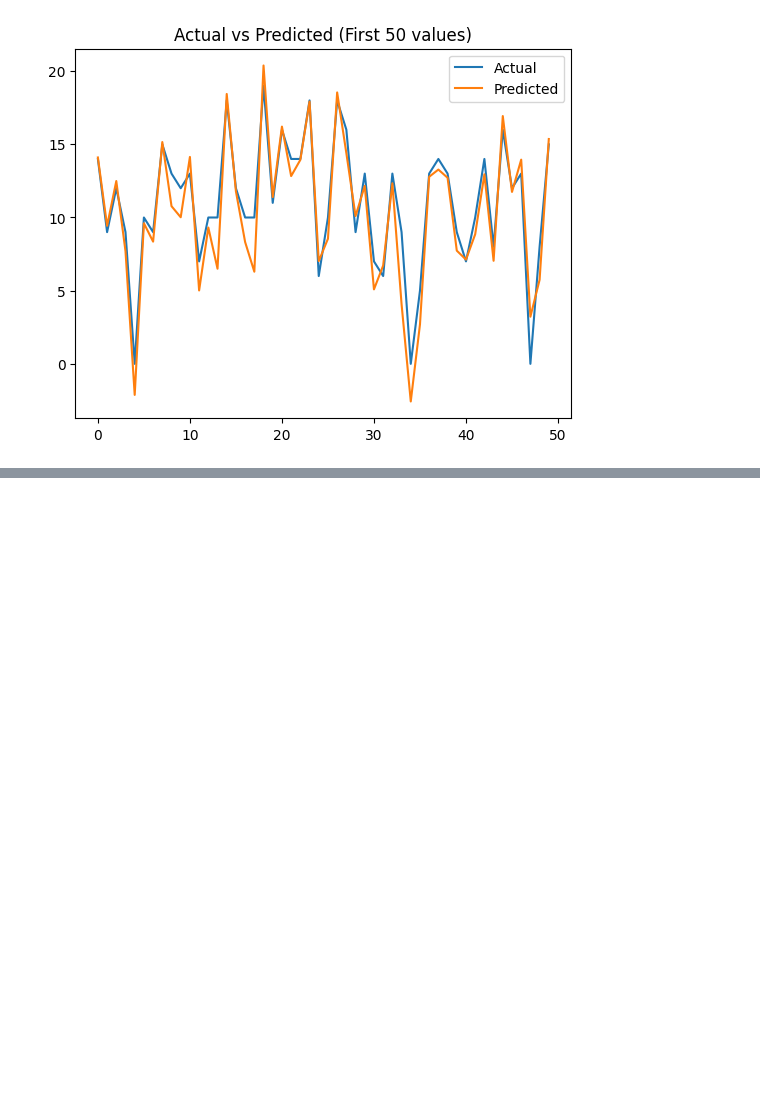
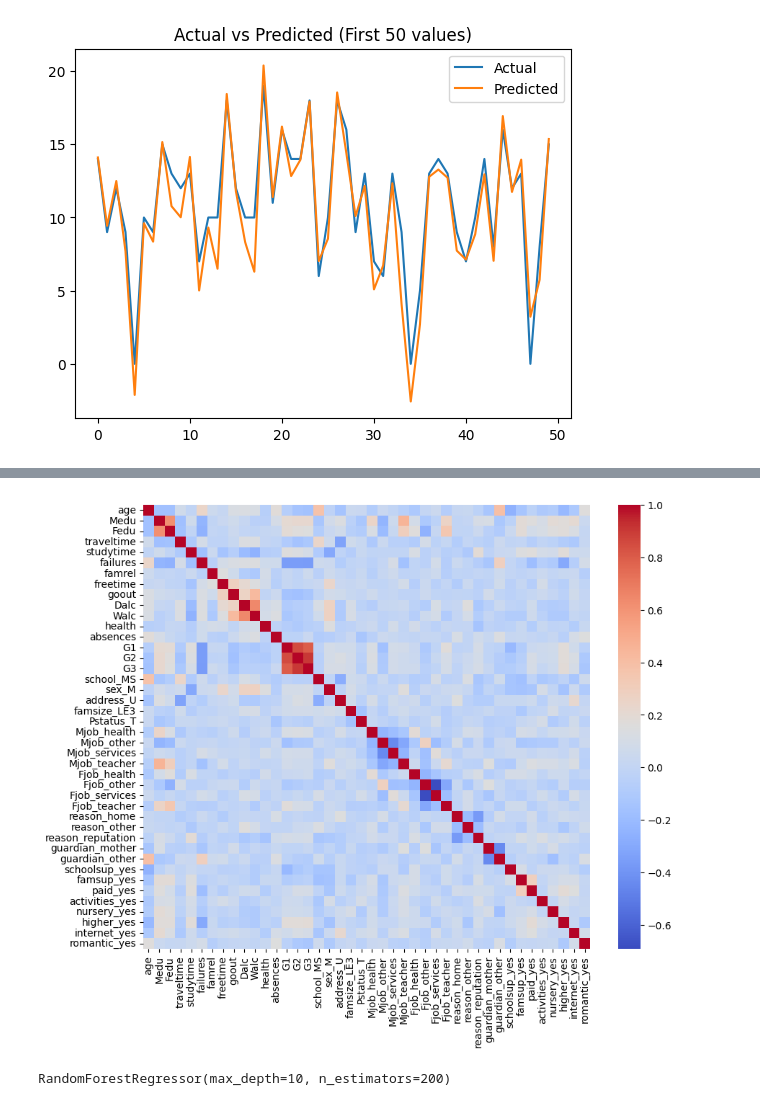
Before and after one commit to rasikacs23172/mechine-learning-tae, a Jupyter notebook: taemodule1.ipynb, the cells around one changed output, grey strips where cells are left out. Drawn from its saved outputs; the diff is of its cells as text; code cells hidden in the pictures; blank space fills up the shorter version.

```diff
--- a/taemodule1.ipynb
+++ b/taemodule1.ipynb
@@ -194,0 +322,13 @@ plt.show()
+# %%
+import seaborn as sns
+
+plt.figure(figsize=(10,8))
+sns.heatmap(df.corr(), cmap='coolwarm')
+plt.show()
+# %% [output]
+[figure, added]
+# %%
+model = RandomForestRegressor(n_estimators=200, max_depth=10)
+model.fit(X_train, y_train)
+# %% [output]
+RandomForestRegressor(max_depth=10, n_estimators=200)
```
Also changed, not shown: parts of 17 cells of this notebook.
